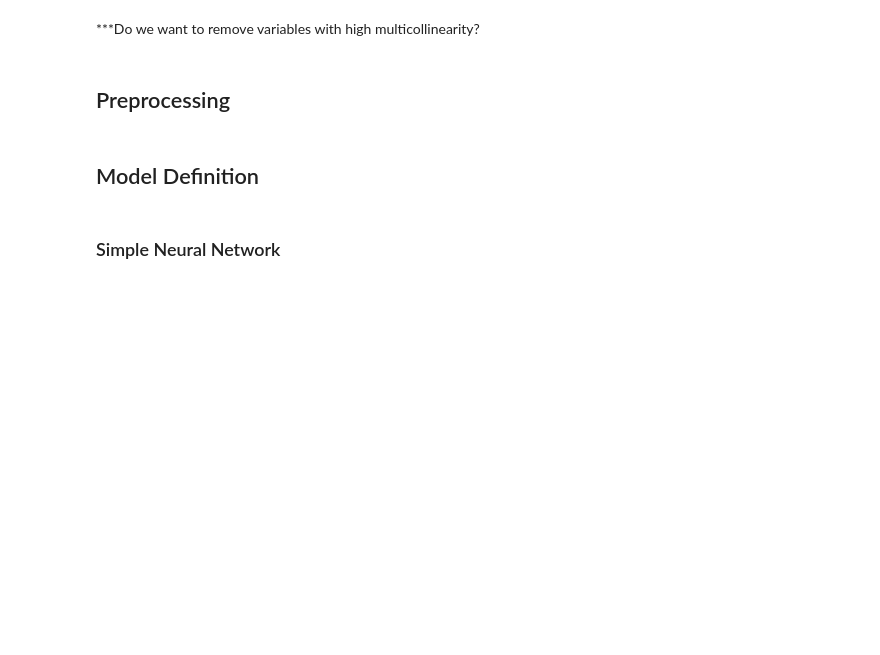
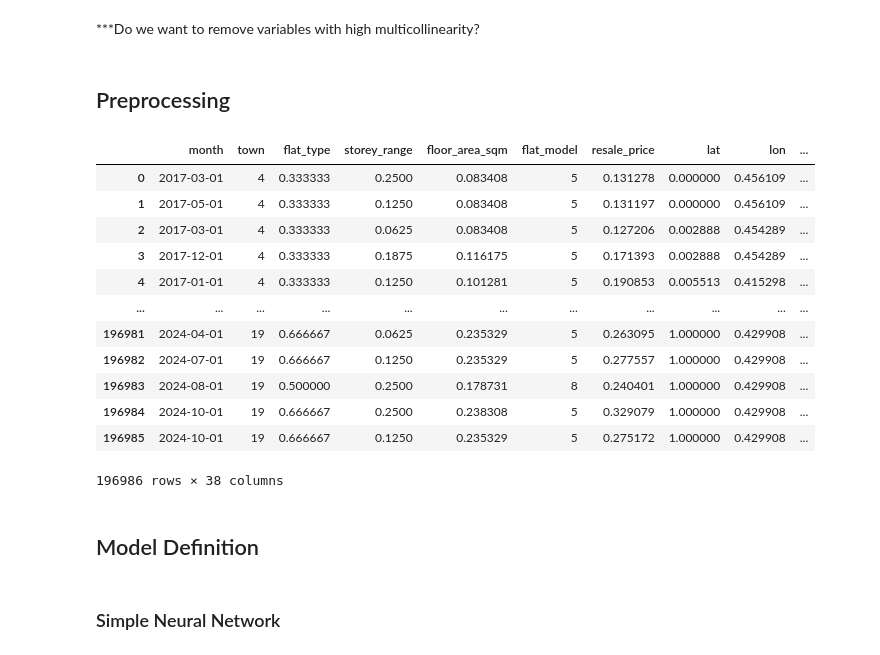
Before and after one commit to yuntsingg/DSE3101-HDB-Decode, a Jupyter notebook: code/deep_learning_models.ipynb, the cells around one changed output. Drawn from its saved outputs; the diff is of its cells as text; code cells hidden in the pictures; blank space fills up the shorter version.

```diff
--- a/code/deep_learning_models.ipynb
+++ b/code/deep_learning_models.ipynb
@@ -40,14 +40,14 @@ from sklearn.model_selection import train_test_split
 from sklearn.preprocessing import StandardScaler, LabelEncoder
 from sklearn.metrics import mean_squared_error, mean_absolute_error, r2_score
 
-label_encoders = {}
+
 df_resale['month'] = pd.to_datetime(df_resale['month'])
 df_resale['year'] = df_resale['month'].dt.year.astype('int')
 
 for col in df_resale.select_dtypes(include=['object']).columns:
     le = LabelEncoder()
     df_resale[col] = le.fit_transform(df_resale[col])
-    label_encoders[col] = le
+
 
 X = df_resale.drop(columns=['resale_price', 'month'])
 y = df_resale['resale_price']
@@ -61,6 +61,22 @@ X_test_scaled = scaler.transform(X_test)
 
 X_train_rnn = X_train_scaled.reshape((X_train_scaled.shape[0], 1, X_train_scaled.shape[1]))
 X_test_rnn = X_test_scaled.reshape((X_test_scaled.shape[0], 1, X_test_scaled.shape[1]))
+# %%
+df_resale
+# %% [output]
+|  | month | town | flat_type | storey_range | floor_area_sqm | flat_model | resale_price | lat | lon | ... |
+| 0 | 2017-03-01 | 4 | 0.333333 | 0.2500 | 0.083408 | 5 | 0.131278 | 0.000000 | 0.456109 | ... |
+| 1 | 2017-05-01 | 4 | 0.333333 | 0.1250 | 0.083408 | 5 | 0.131197 | 0.000000 | 0.456109 | ... |
+| 2 | 2017-03-01 | 4 | 0.333333 | 0.0625 | 0.083408 | 5 | 0.127206 | 0.002888 | 0.454289 | ... |
+| 3 | 2017-12-01 | 4 | 0.333333 | 0.1875 | 0.116175 | 5 | 0.171393 | 0.002888 | 0.454289 | ... |
+| 4 | 2017-01-01 | 4 | 0.333333 | 0.1250 | 0.101281 | 5 | 0.190853 | 0.005513 | 0.415298 | ... |
+| ... | ... | ... | ... | ... | ... | ... | ... | ... | ... | ... |
+| 196981 | 2024-04-01 | 19 | 0.666667 | 0.0625 | 0.235329 | 5 | 0.263095 | 1.000000 | 0.429908 | ... |
+| 196982 | 2024-07-01 | 19 | 0.666667 | 0.1250 | 0.235329 | 5 | 0.277557 | 1.000000 | 0.429908 | ... |
+| 196983 | 2024-08-01 | 19 | 0.500000 | 0.2500 | 0.178731 | 8 | 0.240401 | 1.000000 | 0.429908 | ... |
+| 196984 | 2024-10-01 | 19 | 0.666667 | 0.2500 | 0.238308 | 5 | 0.329079 | 1.000000 | 0.429908 | ... |
+| 196985 | 2024-10-01 | 19 | 0.666667 | 0.1250 | 0.235329 | 5 | 0.275172 | 1.000000 | 0.429908 | ... |
+196986 rows × 38 columns
 # %% [markdown]
 ## Model Definition
 # %% [markdown]
```
Also changed, not shown: parts of 5 cells of this notebook, 5 other files.
